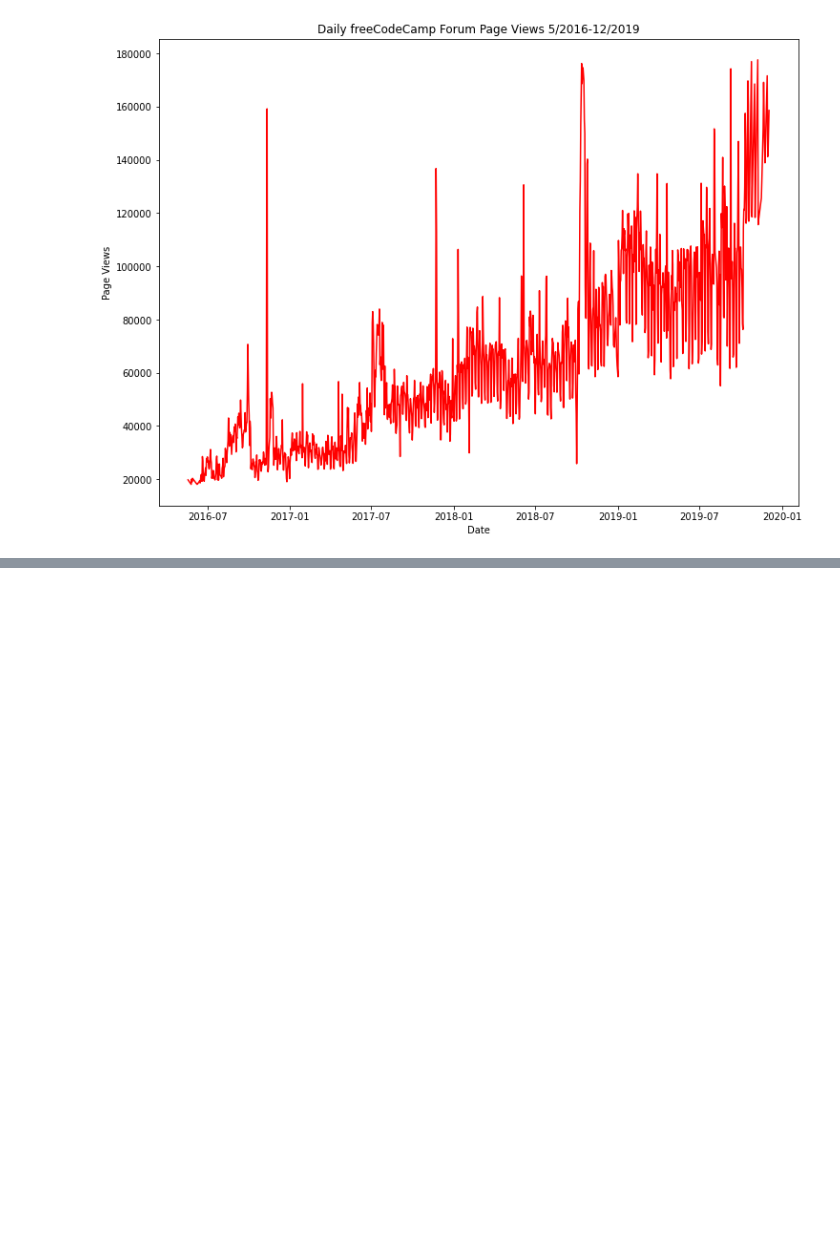
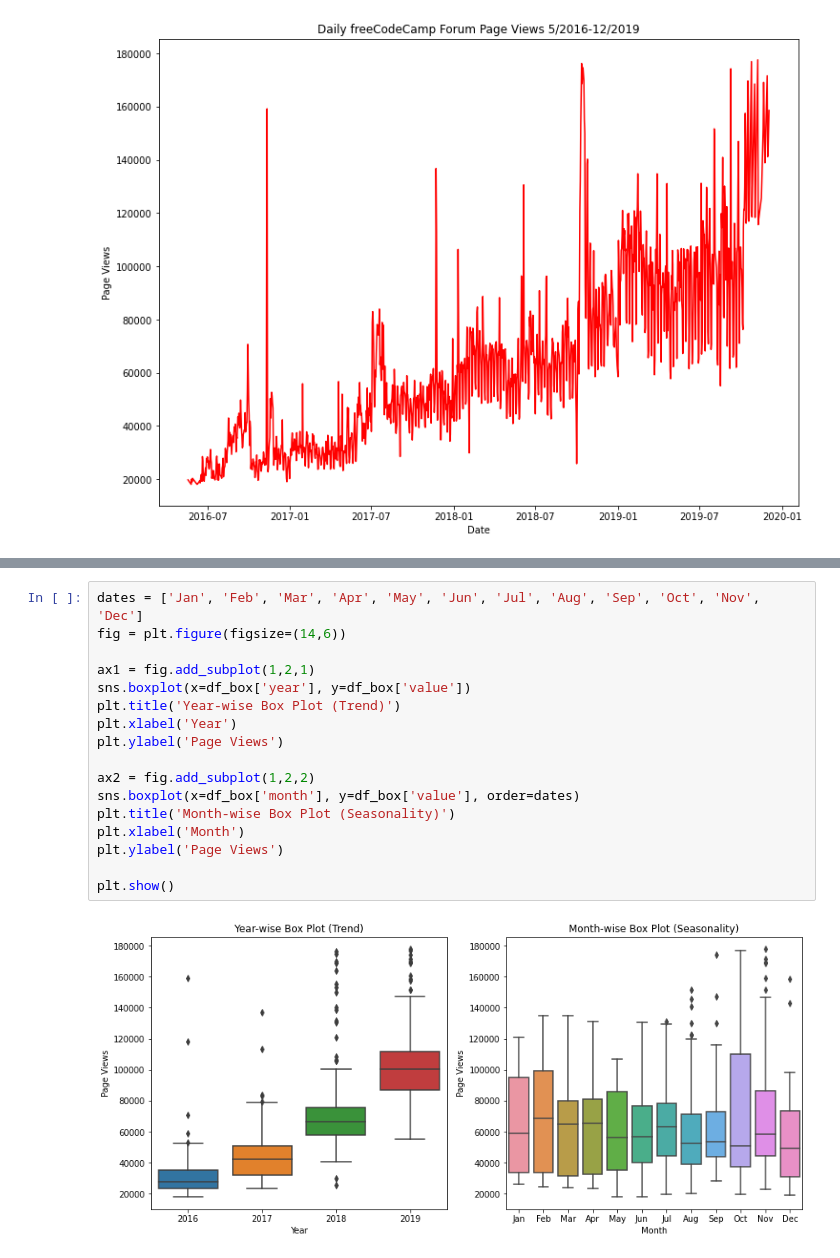
Before and after one commit to GarrettBurchett/Page-View-Time-Series-Visualizer, a Jupyter notebook: Page_View_Time_Series_Visualizer_Test.ipynb, the cells around one changed output, grey strips where cells are left out. Drawn from its saved outputs; the diff is of its cells as text; blank space fills up the shorter version.

```diff
--- a/Page_View_Time_Series_Visualizer_Test.ipynb
+++ b/Page_View_Time_Series_Visualizer_Test.ipynb
@@ -49,0 +80,19 @@ df_box
+# %%
+dates = ['Jan', 'Feb', 'Mar', 'Apr', 'May', 'Jun', 'Jul', 'Aug', 'Sep', 'Oct', 'Nov', 'Dec']
+fig = plt.figure(figsize=(14,6))
+
+ax1 = fig.add_subplot(1,2,1)
+sns.boxplot(x=df_box['year'], y=df_box['value'])
+plt.title('Year-wise Box Plot (Trend)')
+plt.xlabel('Year')
+plt.ylabel('Page Views')
+
+ax2 = fig.add_subplot(1,2,2)
+sns.boxplot(x=df_box['month'], y=df_box['value'], order=dates)
+plt.title('Month-wise Box Plot (Seasonality)')
+plt.xlabel('Month')
+plt.ylabel('Page Views')
+
+plt.show()
+# %% [output]
+[figure, added]
```
Also changed, not shown: parts of 3 cells of this notebook, 4 other files.
